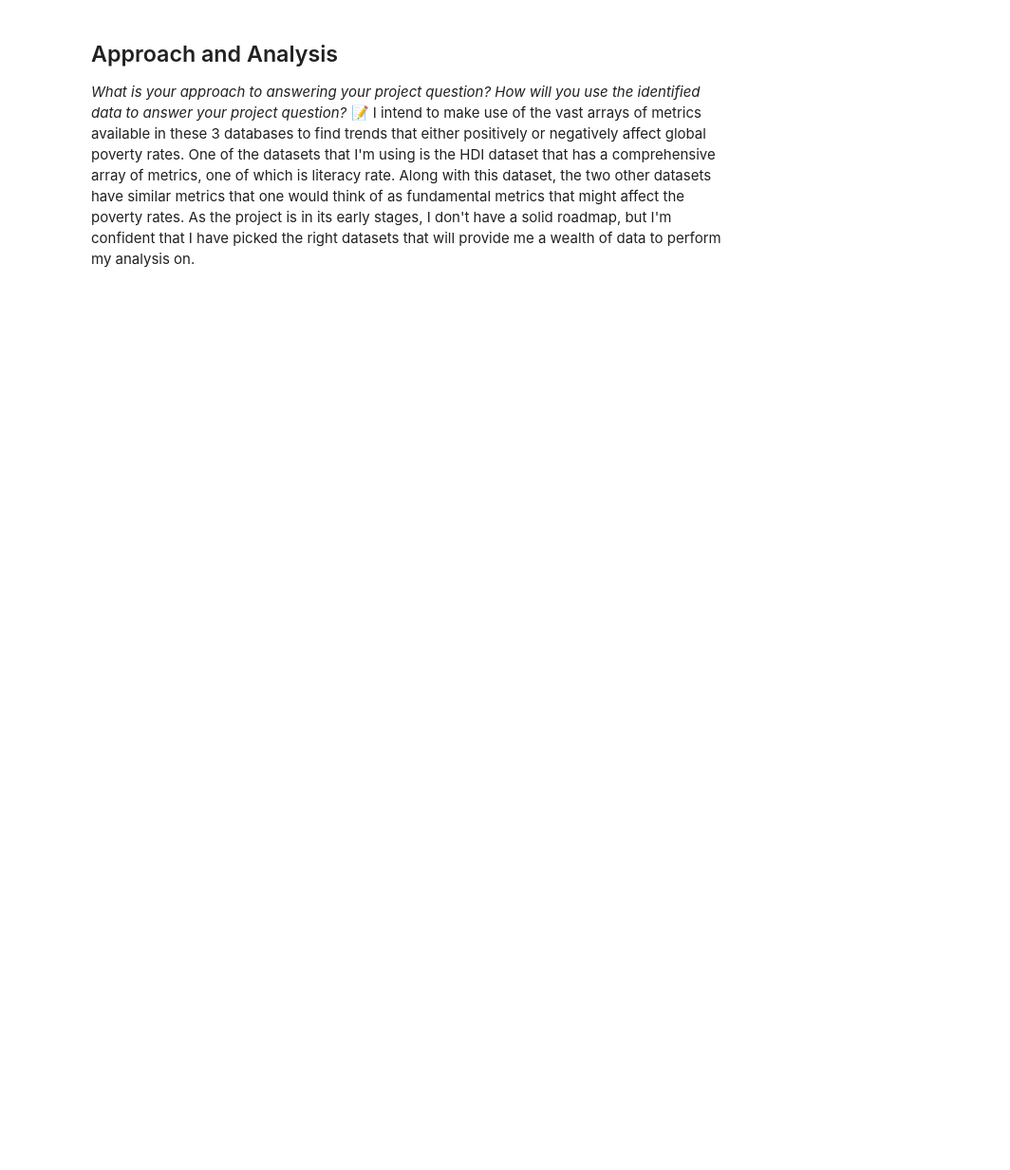
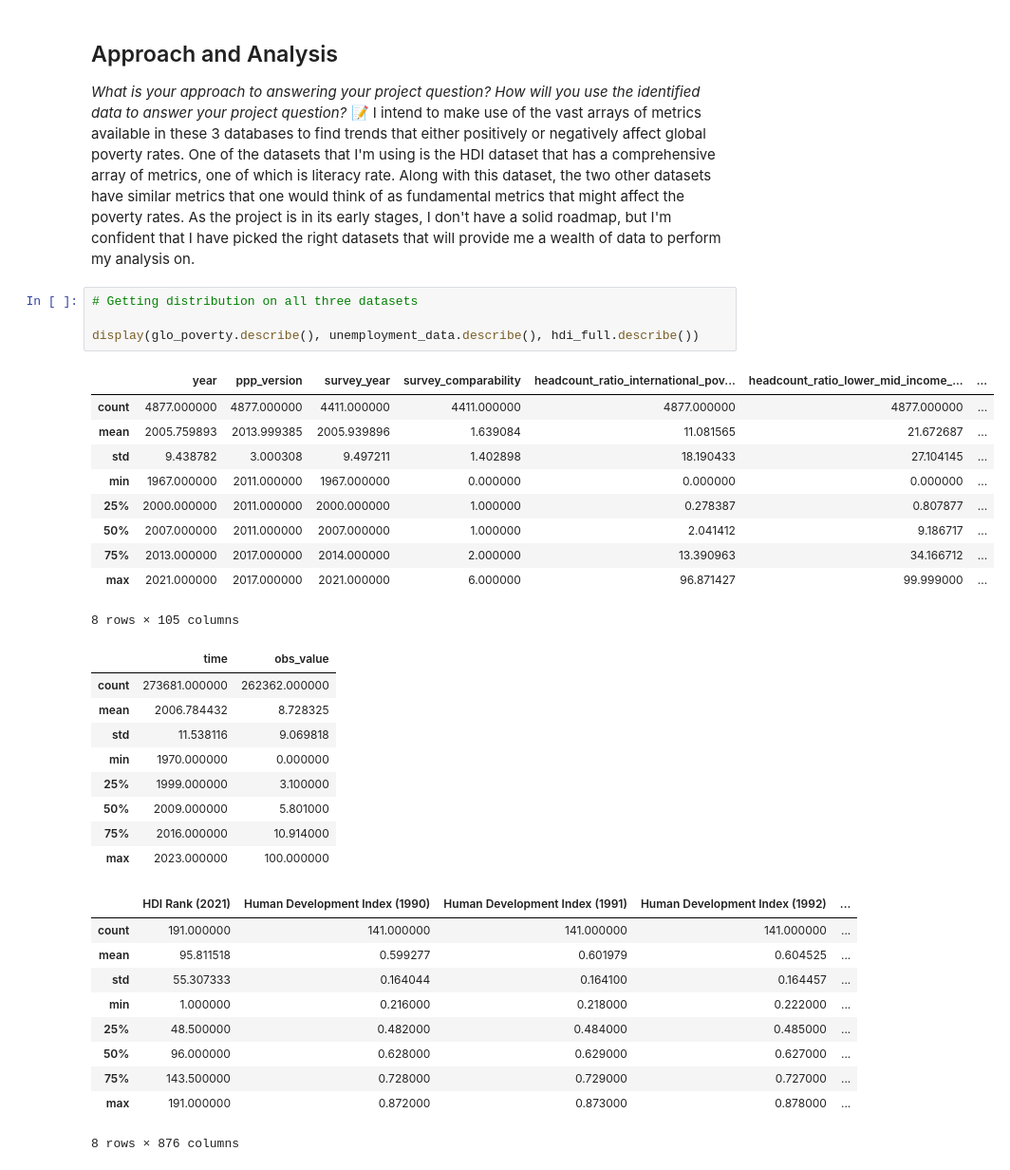
Before and after one commit to IT4063C-Fall24/final-project-Anusk167, a Jupyter notebook: source.ipynb, the cells around one changed output. Shown at 95% size. Cells and saved outputs as stored; diff of their text form; blank space fills up the shorter version.

```diff
--- a/source.ipynb
+++ b/source.ipynb
@@ -62,3 +62,37 @@ hdi_full.head(5)
 *How will you use the identified data to answer your project question?*
 📝 <!-- Start Discussing the project here; you can add as many code cells as you need -->
 I intend to make use of the vast arrays of metrics available in these 3 databases to find trends that either positively or negatively affect global poverty rates. One of the datasets that I'm using is the HDI dataset that has a comprehensive array of metrics, one of which is literacy rate. Along with this dataset, the two other datasets have similar metrics that one would think of as fundamental metrics that might affect the poverty rates. As the project is in its early stages, I don't have a solid roadmap, but I'm confident that I have picked the right datasets that will provide me a wealth of data to perform my analysis on.
+# %%
+# Getting distribution on all three datasets
+
+display(glo_poverty.describe(), unemployment_data.describe(), hdi_full.describe())
+# %% [output]
+|  | year | ppp_version | survey_year | survey_comparability | headcount_ratio_international_pov... | headcount_ratio_lower_mid_income_... | ... |
+| count | 4877.000000 | 4877.000000 | 4411.000000 | 4411.000000 | 4877.000000 | 4877.000000 | ... |
+| mean | 2005.759893 | 2013.999385 | 2005.939896 | 1.639084 | 11.081565 | 21.672687 | ... |
+| std | 9.438782 | 3.000308 | 9.497211 | 1.402898 | 18.190433 | 27.104145 | ... |
+| min | 1967.000000 | 2011.000000 | 1967.000000 | 0.000000 | 0.000000 | 0.000000 | ... |
+| 25% | 2000.000000 | 2011.000000 | 2000.000000 | 1.000000 | 0.278387 | 0.807877 | ... |
+| 50% | 2007.000000 | 2011.000000 | 2007.000000 | 1.000000 | 2.041412 | 9.186717 | ... |
+| 75% | 2013.000000 | 2017.000000 | 2014.000000 | 2.000000 | 13.390963 | 34.166712 | ... |
+| max | 2021.000000 | 2017.000000 | 2021.000000 | 6.000000 | 96.871427 | 99.999000 | ... |
+8 rows × 105 columns
+|  | time | obs_value |
+| count | 273681.000000 | 262362.000000 |
+| mean | 2006.784432 | 8.728325 |
+| std | 11.538116 | 9.069818 |
+| min | 1970.000000 | 0.000000 |
+| 25% | 1999.000000 | 3.100000 |
+| 50% | 2009.000000 | 5.801000 |
+| 75% | 2016.000000 | 10.914000 |
+| max | 2023.000000 | 100.000000 |
+|  | HDI Rank (2021) | Human Development Index (1990) | Human Development Index (1991) | Human Development Index (1992) | ... |
+| count | 191.000000 | 141.000000 | 141.000000 | 141.000000 | ... |
+| mean | 95.811518 | 0.599277 | 0.601979 | 0.604525 | ... |
+| std | 55.307333 | 0.164044 | 0.164100 | 0.164457 | ... |
+| min | 1.000000 | 0.216000 | 0.218000 | 0.222000 | ... |
+| 25% | 48.500000 | 0.482000 | 0.484000 | 0.485000 | ... |
+| 50% | 96.000000 | 0.628000 | 0.629000 | 0.627000 | ... |
+| 75% | 143.500000 | 0.728000 | 0.729000 | 0.727000 | ... |
+| max | 191.000000 | 0.872000 | 0.873000 | 0.878000 | ... |
+8 rows × 876 columns
```
Also changed, not shown: parts of 11 cells of this notebook, 3 other files.
